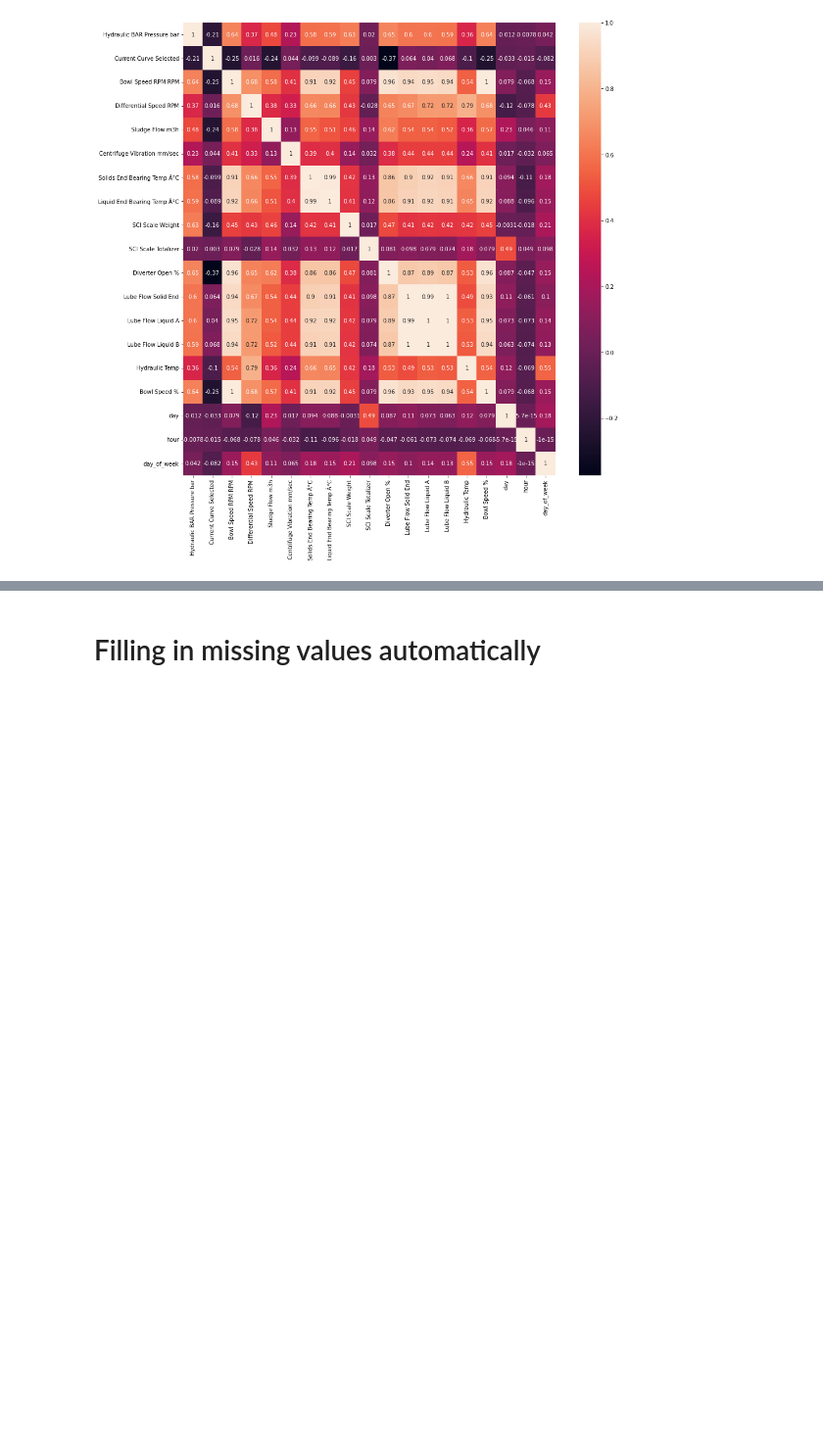
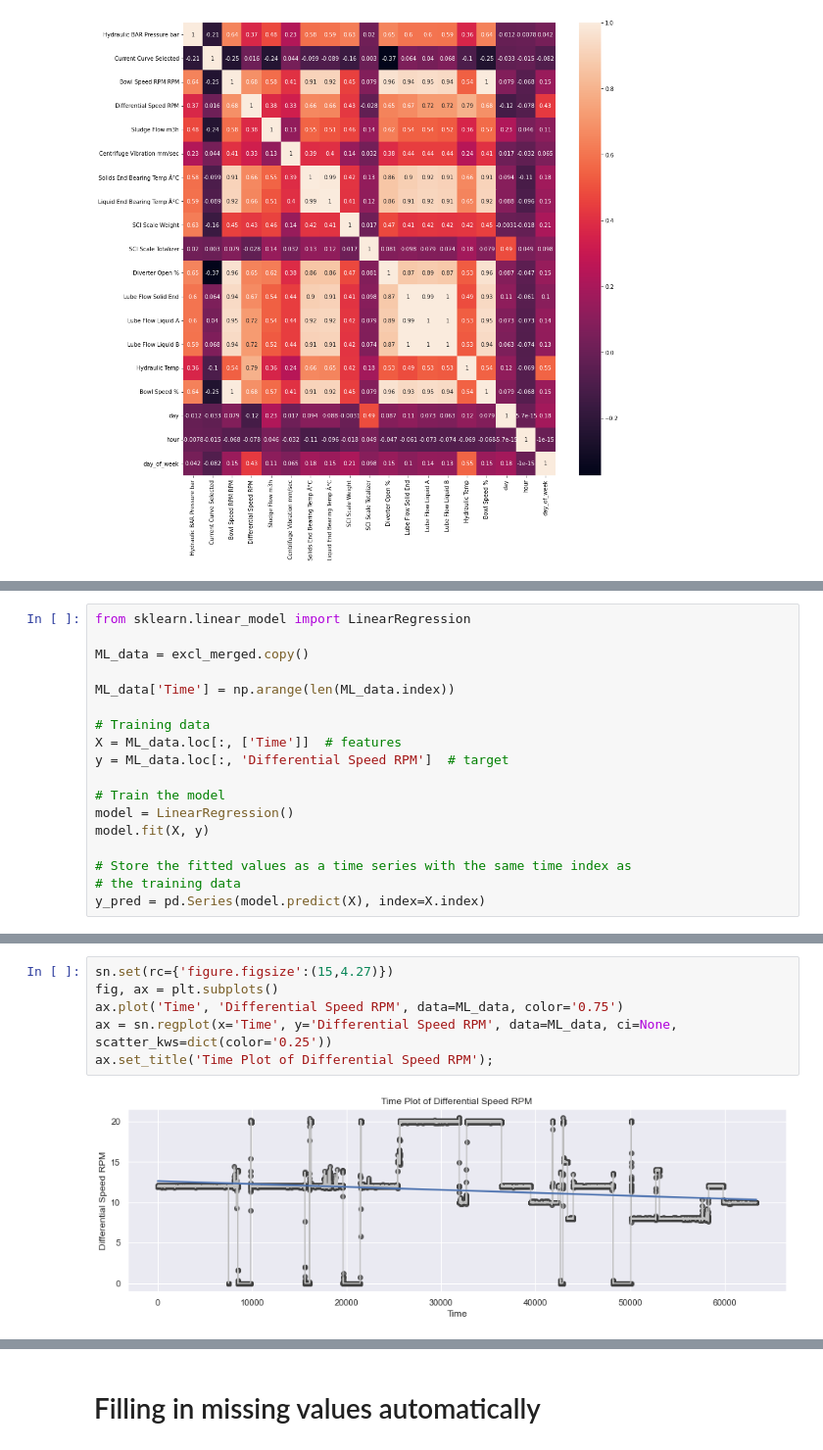
Before and after one commit to Randyrofed/Smart_Diagnosis, a Jupyter notebook: Smart_diagnosis.ipynb, the cells around one changed output, grey strips where cells are left out. Shown at 98% size. Drawn from its saved outputs; the diff is of its cells as text; blank space fills up the shorter version.

```diff
--- a/Smart_diagnosis.ipynb
+++ b/Smart_diagnosis.ipynb
@@ -235,0 +233,18 @@ sn.heatmap(corrMatrix, annot=True)
+# %%
+from sklearn.linear_model import LinearRegression
+
+ML_data = excl_merged.copy()
+
+ML_data['Time'] = np.arange(len(ML_data.index))
+
+# Training data
+X = ML_data.loc[:, ['Time']]  # features
+y = ML_data.loc[:, 'Differential Speed RPM']  # target
+
+# Train the model
+model = LinearRegression()
+model.fit(X, y)
+
+# Store the fitted values as a time series with the same time index as
+# the training data
+y_pred = pd.Series(model.predict(X), index=X.index)
@@ -235,0 +266,8 @@ sn.heatmap(corrMatrix, annot=True)
+# %%
+sn.set(rc={'figure.figsize':(15,4.27)})
+fig, ax = plt.subplots()
+ax.plot('Time', 'Differential Speed RPM', data=ML_data, color='0.75')
+ax = sn.regplot(x='Time', y='Differential Speed RPM', data=ML_data, ci=None, scatter_kws=dict(color='0.25'))
+ax.set_title('Time Plot of Differential Speed RPM');
+# %% [output]
+[figure, added]
```
Also changed, not shown: parts of 7 cells of this notebook.
